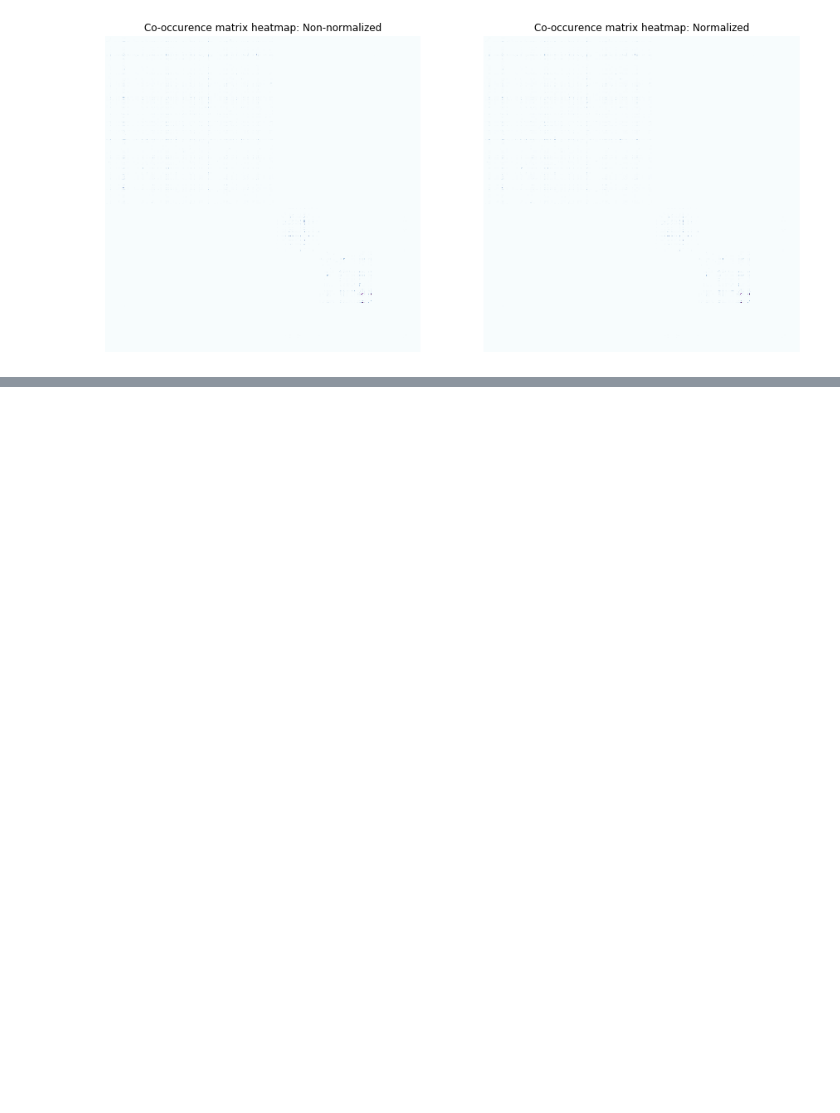
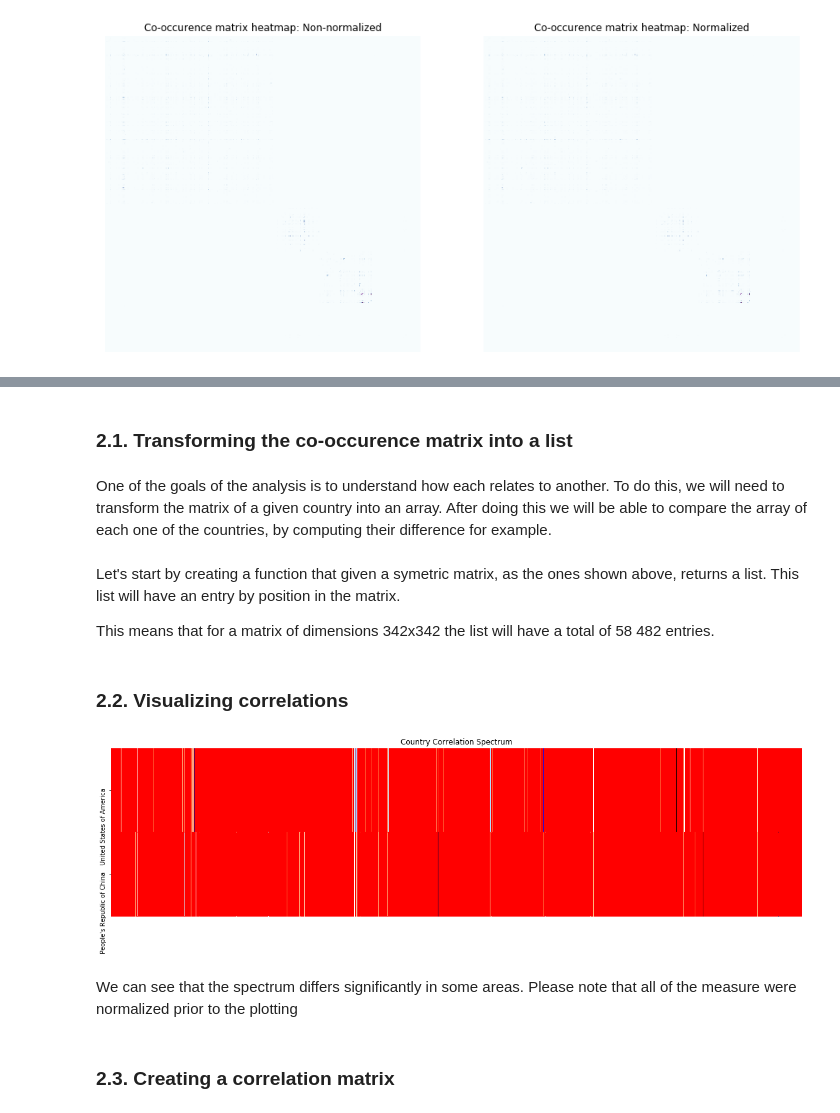
Before and after one commit to duarteocarmo/technological_capabilities, a Jupyter notebook: notebooks/Capability Correlations.ipynb, the cells around one changed output, grey strips where cells are left out. Cells and saved outputs as stored; diff of their text form; code cells hidden in the pictures; blank space fills up the shorter version.

Commit message:
Added in-depth country correlation.

```diff
--- a/notebooks/Capability Correlations.ipynb
+++ b/notebooks/Capability Correlations.ipynb
@@ -166,0 +283,38 @@ plt.show()
+# %% [markdown]
+### 2.1. Transforming the co-occurence matrix into a list
+# %% [markdown]
+One of the goals of the analysis is to understand how each relates to another. To do this, we will need to transform the matrix of a given country into an array. After doing this we will be able to compare the array of each one of the countries, by computing their difference for example.
+# %% [markdown]
+Let's start by creating a function that given a symetric matrix, as the ones shown above, returns a list. This list will have an entry by position in the matrix.
+
+This means that for a matrix of dimensions 342x342 the list will have a total of 58 482 entries.
+# %%
+def get_list_from(matrix):
+    only_valuable = []
+    extension = 1
+    for row_number in range(matrix.shape[0]):
+        only_valuable.append(matrix[row_number, extension:matrix.shape[0]].tolist()) # numpy functions keep 0s so I hard coded it.
+        extension += 1
+    return [element for column in only_valuable for element in column ]
+# %% [markdown]
+### 2.2. Visualizing correlations
+# %%
+country_1_ = 'United States of America'
+country_2_ = '''People's Republic of China'''
+
+country_1_list = get_list_from(get_country_matrix(country_1_, normalization=True))
+country_2_list = get_list_from(get_country_matrix(country_2_, normalization=True))
+
+corelation = np.vstack((country_1_list, country_2_list))
+
+plt.subplots(1,1,figsize=(20, 5))
+plt.subplot(111)
+sns.heatmap(corelation, cmap='flag', cbar=None, square=False, yticklabels=[country_1_, country_2_], xticklabels=False)
+plt.title('Country Correlation Spectrum'.format(country_1_, country_2_))
+plt.show()
+# %% [output]
+[figure, added]
+# %% [markdown]
+We can see that the spectrum differs significantly in some areas. Please note that all of the measure were normalized prior to the plotting
+# %% [markdown]
+### 2.3. Creating a correlation matrix
```
Also changed, not shown: parts of 25 cells of this notebook, 1 other file.
